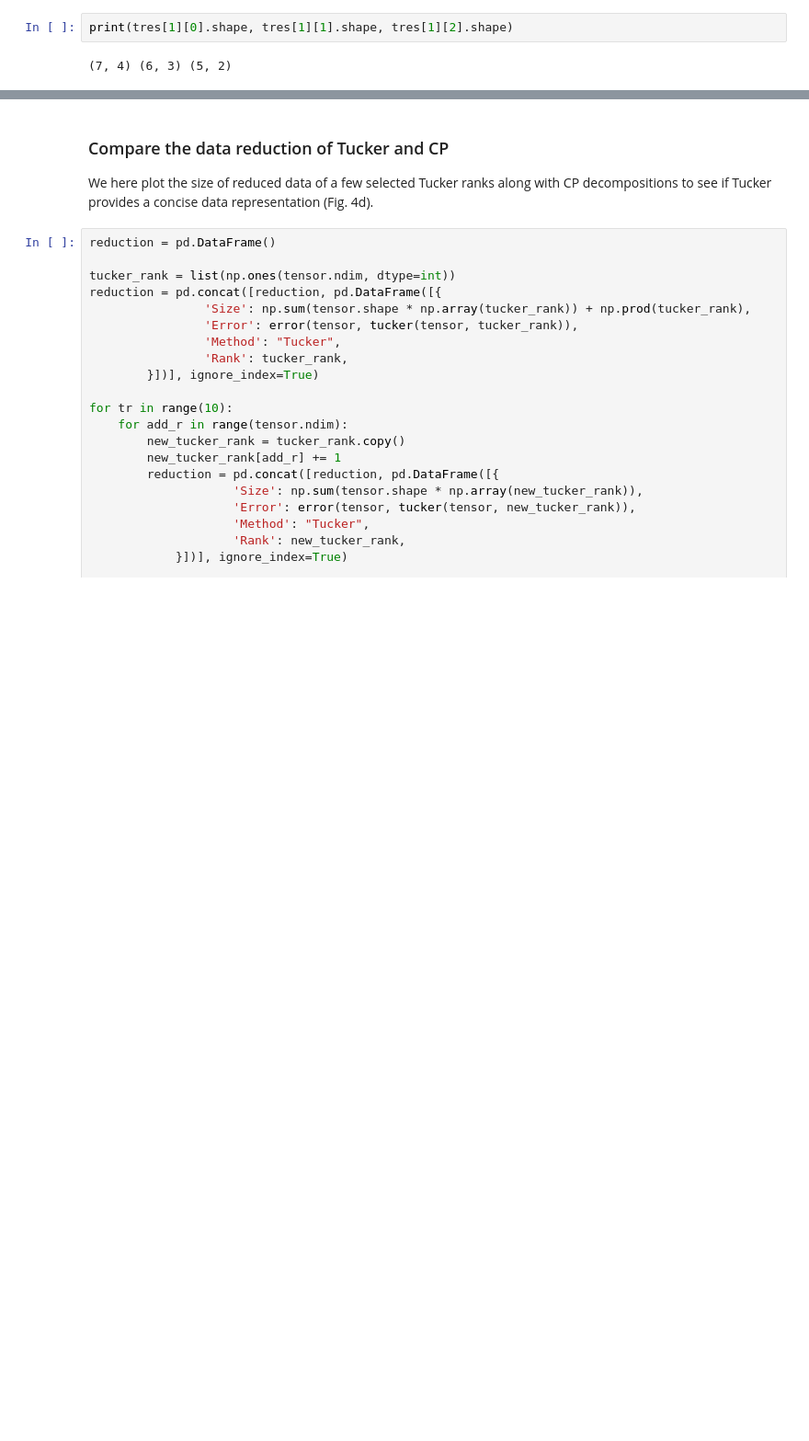
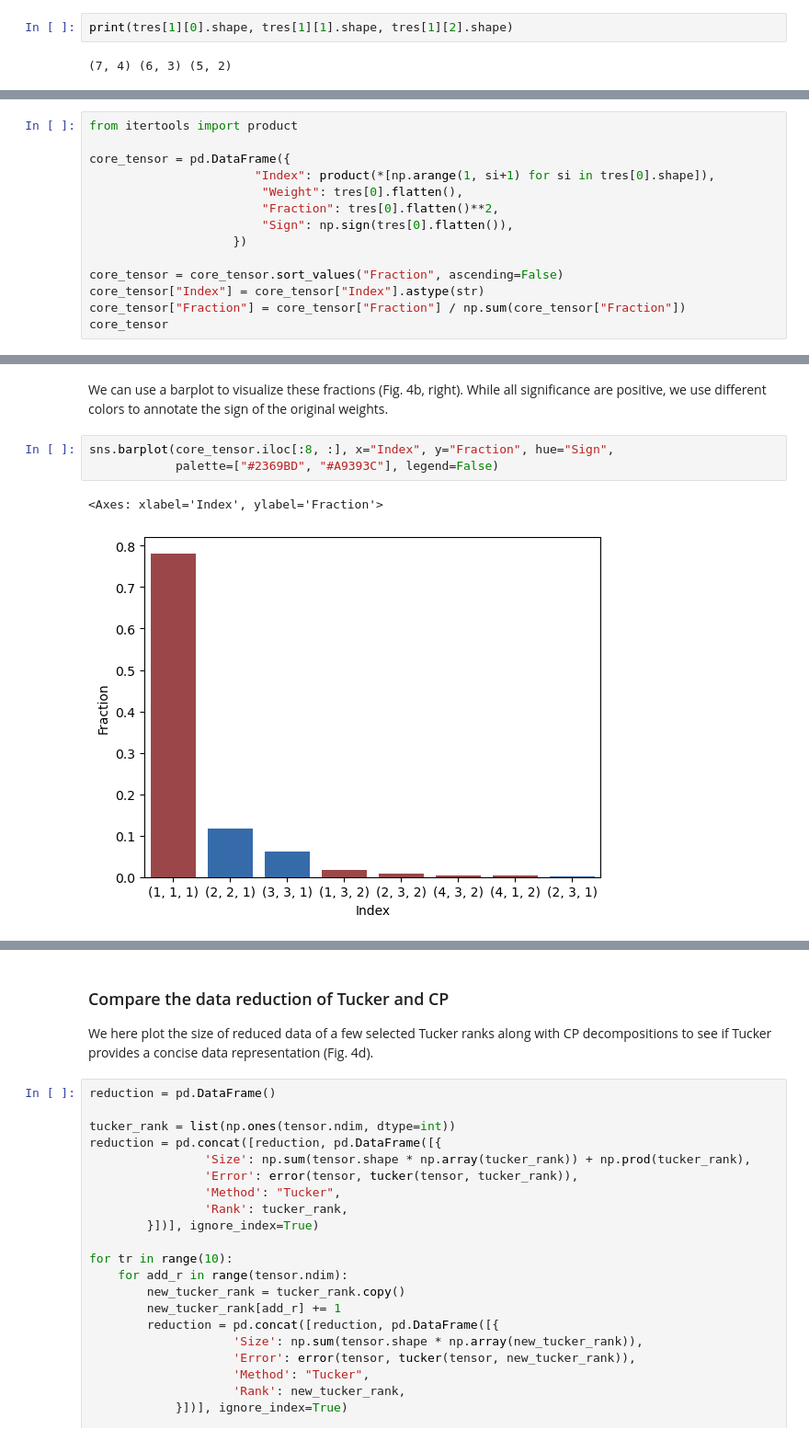
Before and after one commit to meyer-lab/tensor_review, a Jupyter notebook: The structure is the message - preserving experimental context through tensor decomposition.ipynb, the cells around one changed output, grey strips where cells are left out. Shown at 92% size. Saved outputs shown, nothing was run; the diff lists cells and outputs as text; blank space fills up the shorter version.

```diff
--- a/The structure is the message - preserving experimental context through tensor decomposition.ipynb
+++ b/The structure is the message - preserving experimental context through tensor decomposition.ipynb
@@ -601,0 +607,14 @@ sns.heatmap(tres[0][:, :, 1].T, ax=axes[1], vmin=-1500, vmax=1700, cmap="vlag",
+# %%
+from itertools import product
+
+core_tensor = pd.DataFrame({
+                       "Index": product(*[np.arange(1, si+1) for si in tres[0].shape]),
+                        "Weight": tres[0].flatten(),
+                        "Fraction": tres[0].flatten()**2,
+                        "Sign": np.sign(tres[0].flatten()),
+                    })
+
+core_tensor = core_tensor.sort_values("Fraction", ascending=False)
+core_tensor["Index"] = core_tensor["Index"].astype(str)
+core_tensor["Fraction"] = core_tensor["Fraction"] / np.sum(core_tensor["Fraction"])
+core_tensor
@@ -601,0 +639,8 @@ sns.heatmap(tres[0][:, :, 1].T, ax=axes[1], vmin=-1500, vmax=1700, cmap="vlag",
+# %% [markdown]
+We can use a barplot to visualize these fractions (Fig. 4b, right). While all significance are positive, we use different colors to annotate the sign of the original weights.
+# %%
+sns.barplot(core_tensor.iloc[:8, :], x="Index", y="Fraction", hue="Sign",
+            palette=["#2369BD", "#A9393C"], legend=False)
+# %% [output]
+<Axes: xlabel='Index', ylabel='Fraction'>
+[figure, added]
```
Also changed, not shown: parts of 12 cells of this notebook.
